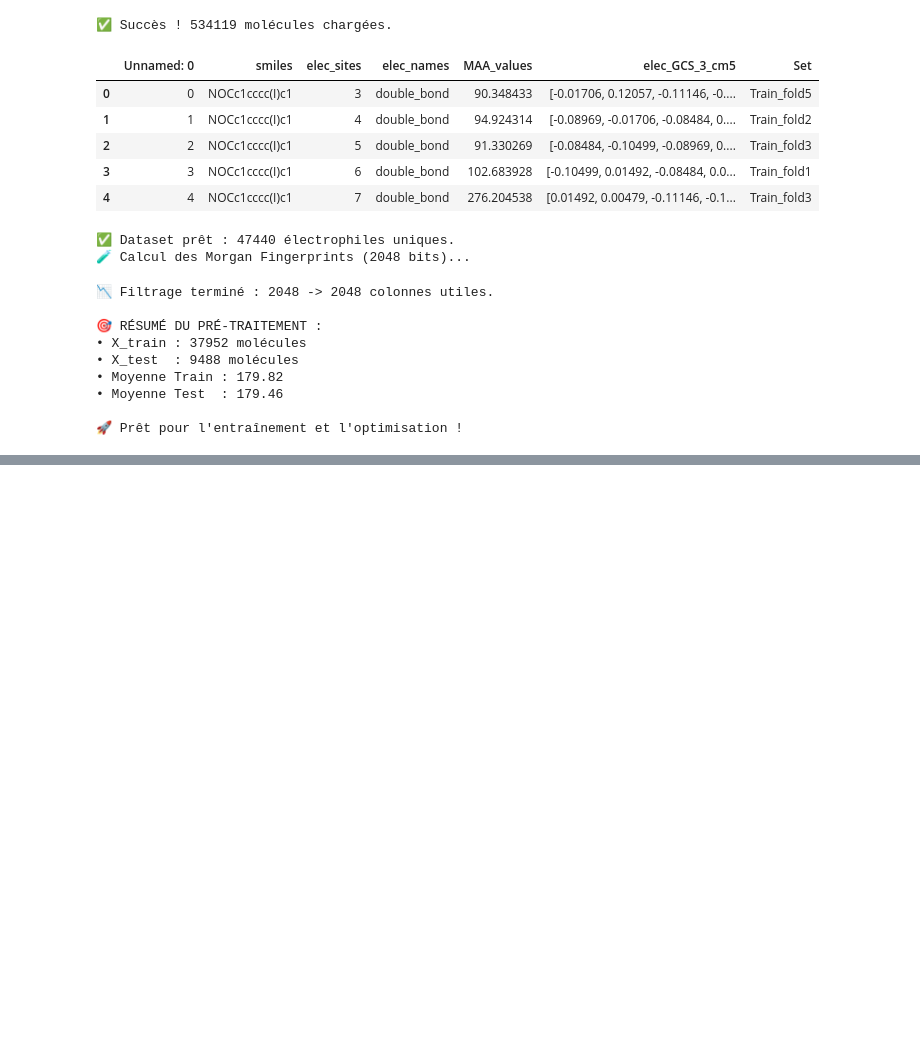
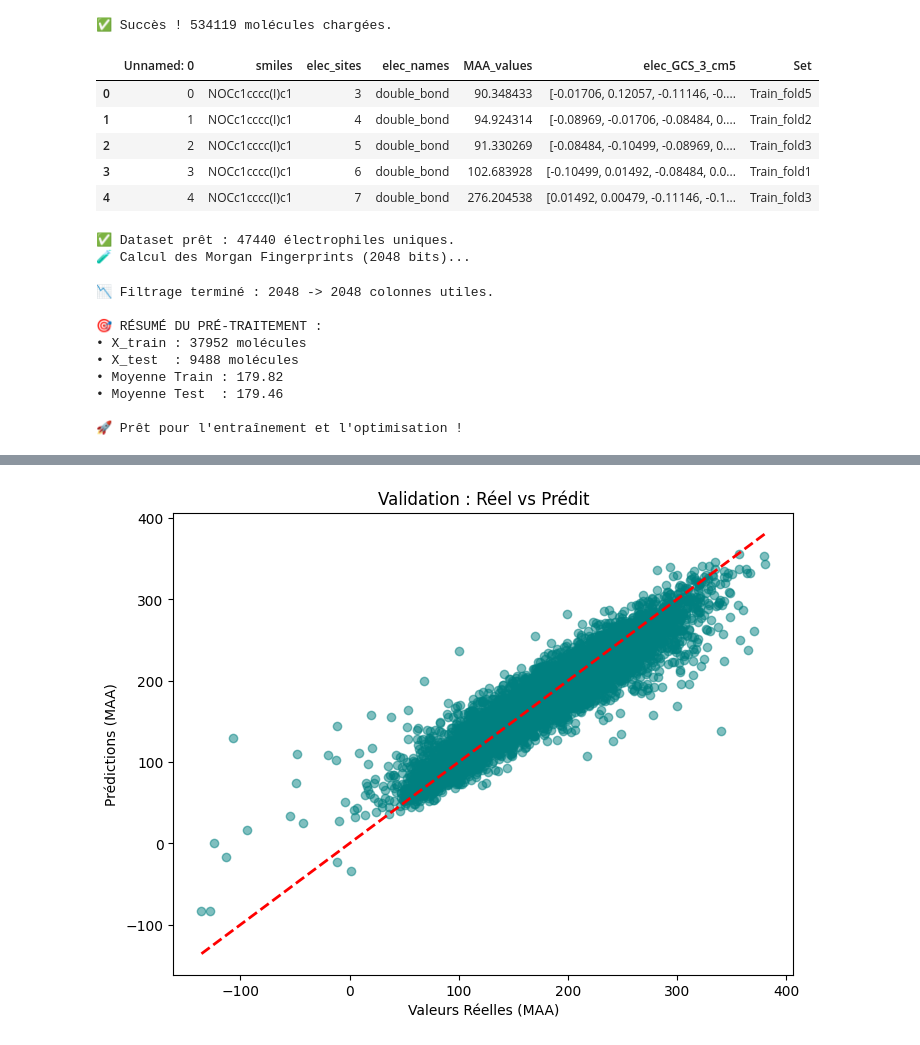
Before and after one commit to jeandecamps-prog/AI-for-chemistry-ML, a Jupyter notebook: AI for chemistry /main_project.ipynb, the cells around one changed output, grey strips where cells are left out. Saved outputs shown, nothing was run; the diff lists cells and outputs as text; code cells hidden in the pictures; blank space fills up the shorter version.

```diff
--- a/AI for chemistry /main_project.ipynb
+++ b/AI for chemistry /main_project.ipynb
@@ -675,0 +780,24 @@ plt.show()
+# %%
+## SPLIT AVEC GROUPES (pour éviter les fuites entre sites) ##
+
+from sklearn.model_selection import train_test_split
+from tqdm.auto import tqdm
+
+# On split nos nouvelles données "Max MAA"
+X_train_aug, X_test_aug, y_train_aug, y_test_aug = train_test_split(
+    X_augmented, y_augmented, test_size=0.2, random_state=42
+)
+# %%
+## DÉFINITION DU MODÈLE AVEC LES PARAMÈTRES OPTIMAUX POUR 427k LIGNES ##
+
+# On définit le modèle avec les paramètres optimaux pour 427k lignes
+model_final = XGBRegressor(
+    n_estimators=1000,
+    learning_rate=0.05,
+    max_depth=9,            # Augmenté pour la complexité des sites
+    tree_method='hist',     # Vitesse max sur M4
+    n_jobs=6,               # Tes 6 coeurs
+    subsample=0.8,
+    colsample_bytree=0.8,
+    random_state=42
+)
@@ -675,0 +899,16 @@ plt.show()
+# %%
+## Nuage de points : Réel vs Prédit pour la nouvelle base de données ##
+
+import matplotlib.pyplot as plt
+
+y_pred_all = model_final.predict(X_test_aug)
+
+plt.figure(figsize=(8, 6))
+plt.scatter(y_test_aug, y_pred_all, alpha=0.5, color='teal')
+plt.plot([y_test_aug.min(), y_test_aug.max()], [y_test_aug.min(), y_test_aug.max()], 'r--', lw=2)
+plt.xlabel('Valeurs Réelles (MAA)')
+plt.ylabel('Prédictions (MAA)')
+plt.title('Validation : Réel vs Prédit')
+plt.show()
+# %% [output]
+[figure, added]
```
Also changed, not shown: parts of 41 cells of this notebook.
